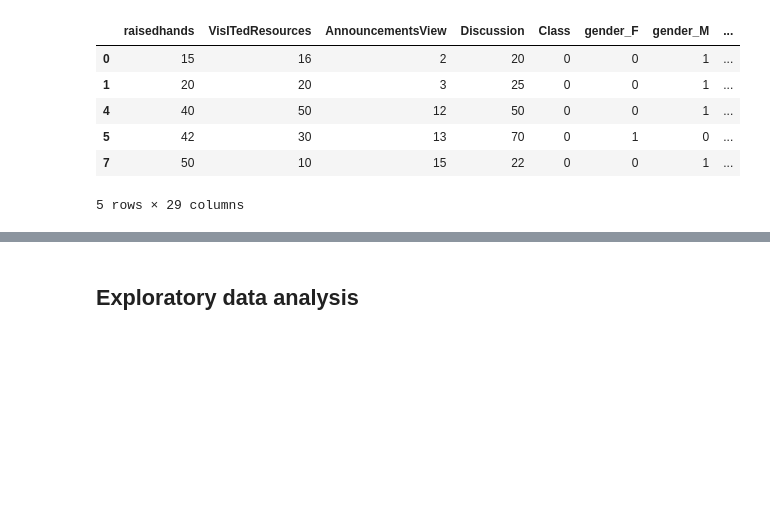
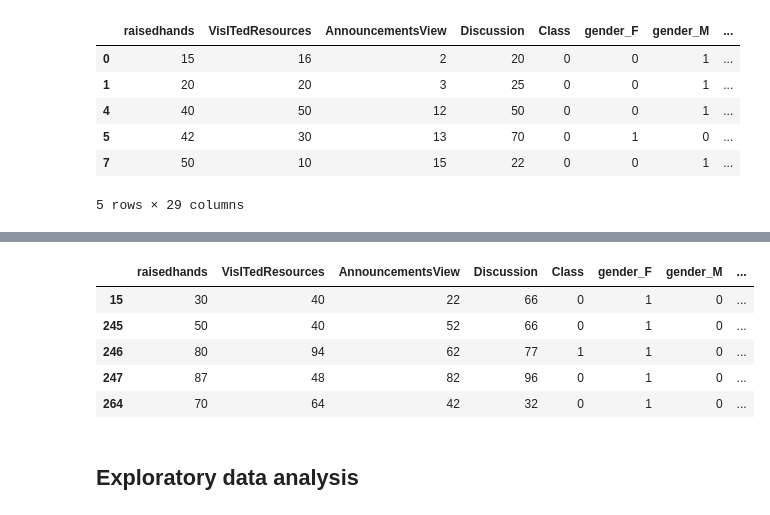
Before and after one commit to wchen952/STAT-303-2-Project, a Jupyter notebook: 303_2_Project_Code.ipynb, the cells around one changed output, grey strips where cells are left out. Saved outputs shown, nothing was run; the diff lists cells and outputs as text; code cells hidden in the pictures; blank space fills up the shorter version.

```diff
--- a/303_2_Project_Code.ipynb
+++ b/303_2_Project_Code.ipynb
@@ -231,3 +255,15 @@ edutrain_dummies.head(5)
+# %%
+#since the names can cause problems in the regression process, I renamed them to be more model friendly
+Y = [s.replace('-', '_') for s in edutest_dummies.columns.to_list()]
+edutest_dummies.columns = Y
+edutest_dummies.head(5)
+# %% [output]
+|  | raisedhands | VisITedResources | AnnouncementsView | Discussion | Class | gender_F | gender_M | ... |
+| 15 | 30 | 40 | 22 | 66 | 0 | 1 | 0 | ... |
+| 245 | 50 | 40 | 52 | 66 | 0 | 1 | 0 | ... |
+| 246 | 80 | 94 | 62 | 77 | 1 | 1 | 0 | ... |
+| 247 | 87 | 48 | 82 | 96 | 0 | 1 | 0 | ... |
+| 264 | 70 | 64 | 42 | 32 | 0 | 1 | 0 | ... |
 # %% [markdown]
 ## Exploratory data analysis
 # %% [markdown]
```
Also changed, not shown: parts of 2 cells of this notebook.
